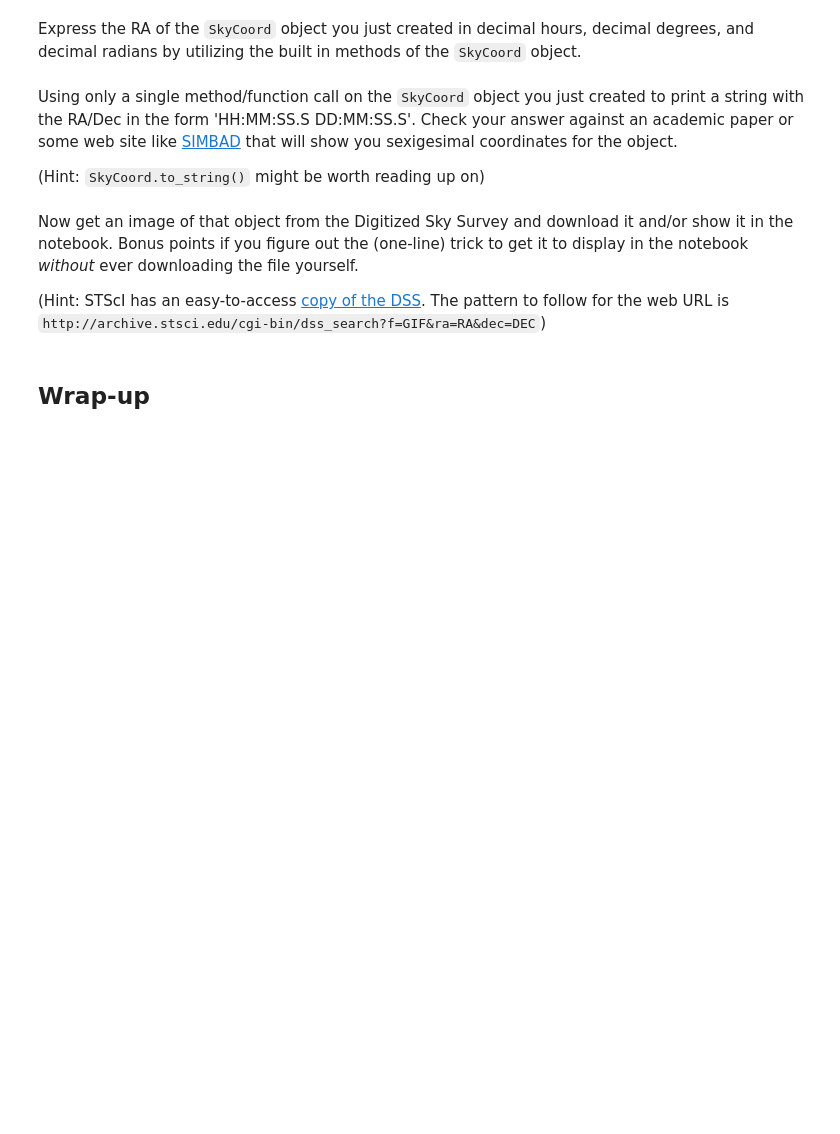
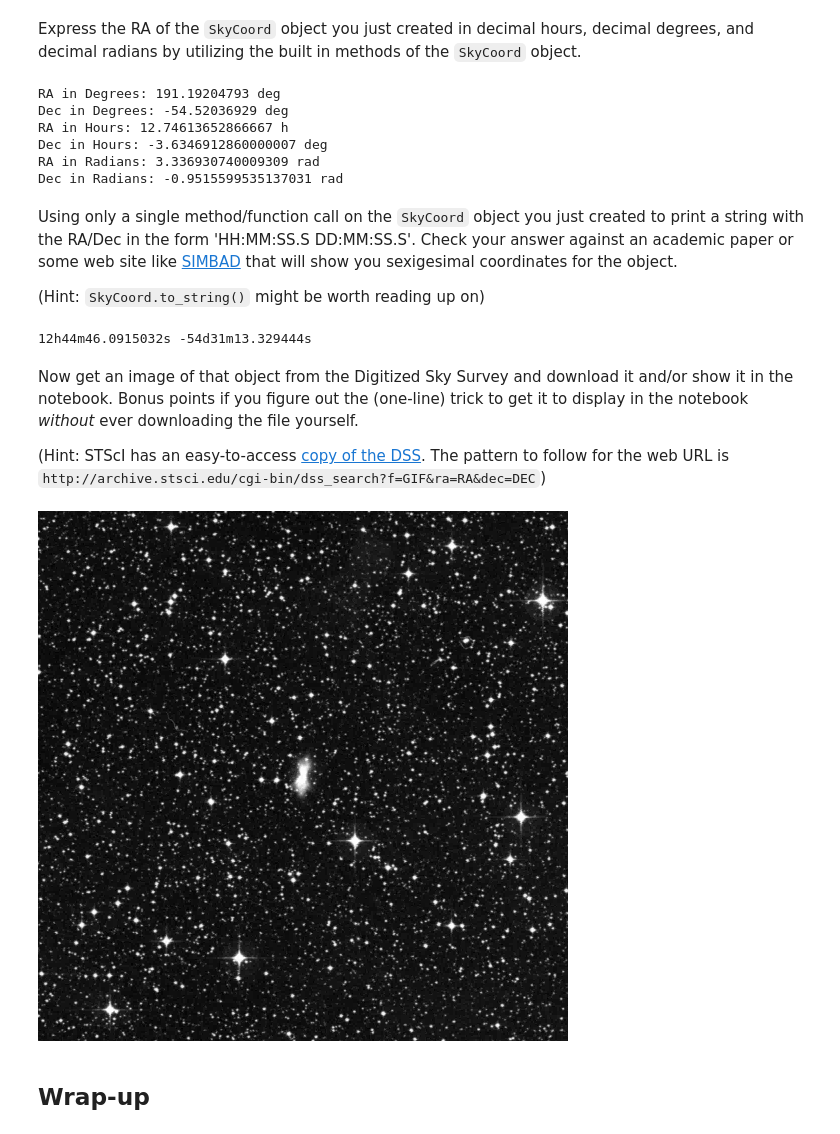
Before and after one commit to alexanderschatzberg/Physics, a Jupyter notebook: AstroTools/1a_Astronomical_Coordinates_STUDENT.ipynb, the cells around one changed output. Saved outputs shown, nothing was run; the diff lists cells and outputs as text; code cells hidden in the pictures; blank space fills up the shorter version.

```diff
--- a/AstroTools/1a_Astronomical_Coordinates_STUDENT.ipynb
+++ b/AstroTools/1a_Astronomical_Coordinates_STUDENT.ipynb
@@ -110,13 +116,42 @@ Create a `SkyCoord` of some other astronomical object you find interesting. Exam
 # %% [markdown]
 Express the RA of the `SkyCoord` object you just created in decimal hours, decimal degrees, and decimal radians by utilizing the built in methods of the `SkyCoord` object.
+# %%
+ra = boomerang.ra
+dec = boomerang.dec
+
+print('RA in Degrees: {0} deg'.format(ra.deg))
+print('Dec in Degrees: {0} deg'.format(dec.deg))
+
+print('RA in Hours: {0} h'.format(ra.hour))
+print('Dec in Hours: {0} deg'.format(dec.hour))
+
+print('RA in Radians: {0} rad'.format(ra.rad))
+print('Dec in Radians: {0} rad'.format(dec.rad))
+# %% [output]
+RA in Degrees: 191.19204793 deg
+Dec in Degrees: -54.52036929 deg
+RA in Hours: 12.74613652866667 h
+Dec in Hours: -3.6346912860000007 deg
+RA in Radians: 3.336930740009309 rad
+Dec in Radians: -0.9515599535137031 rad
 # %% [markdown]
 Using only a single method/function call on the `SkyCoord` object you just created to print a string with the RA/Dec in the form 'HH:MM:SS.S DD:MM:SS.S'.  Check your answer against an academic paper or some web site like [SIMBAD](http://simbad.u-strasbg.fr/simbad/) that will show you sexigesimal coordinates for the object.
 
 (Hint: `SkyCoord.to_string()` might be worth reading up on)
+# %%
+print(boomerang.to_string('hmsdms'))
+# %% [output]
+12h44m46.0915032s -54d31m13.329444s
 # %% [markdown]
 Now get an image of that object from the Digitized Sky Survey and download it and/or show it in the notebook. Bonus points if you figure out the (one-line) trick to get it to display in the notebook *without* ever downloading the file yourself.
 
 (Hint: STScI has an easy-to-access [copy of the DSS](https://archive.stsci.edu/dss/).  The pattern to follow for the web URL is ``http://archive.stsci.edu/cgi-bin/dss_search?f=GIF&ra=RA&dec=DEC``)
+# %%
+url = f"http://archive.stsci.edu/cgi-bin/dss_search?f=GIF&ra={ra.deg}&dec={dec.deg}"
+img = urllib.request.urlopen(url).read() # read the image data, without saving it to disk
+IPython.display.Image(img)
+# %% [output]
+[figure, added]
 # %% [markdown]
 ## Wrap-up
 # %% [markdown]
```
Also changed, not shown: parts of 1 cell of this notebook.
